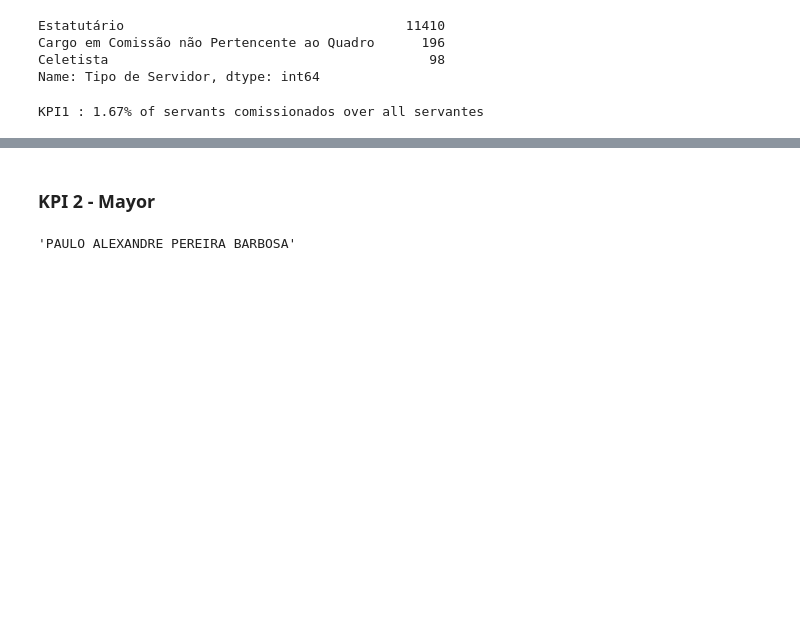
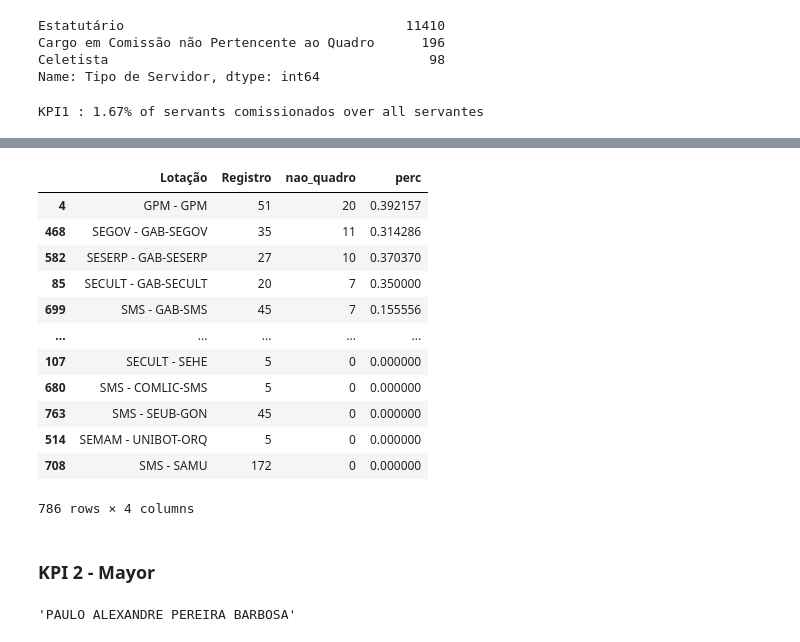
Before and after one commit to gabrielfior/open-data-hertie, a Jupyter notebook: notebooks/Appointed_positions.ipynb, the cells around one changed output, grey strips where cells are left out. Cells and saved outputs as stored; diff of their text form; code cells hidden in the pictures; blank space fills up the shorter version.

```diff
--- a/notebooks/Appointed_positions.ipynb
+++ b/notebooks/Appointed_positions.ipynb
@@ -82,3 +93,20 @@ TypeError: show() got an unexpected keyword argument 'figsize'
+# %%
+grouped['perc'] = grouped['nao_quadro']/grouped['Registro']
+grouped.sort_values('nao_quadro',ascending=False)
+# %% [output]
+|  | Lotação | Registro | nao_quadro | perc |
+| 4 | GPM - GPM | 51 | 20 | 0.392157 |
+| 468 | SEGOV - GAB-SEGOV | 35 | 11 | 0.314286 |
+| 582 | SESERP - GAB-SESERP | 27 | 10 | 0.370370 |
+| 85 | SECULT - GAB-SECULT | 20 | 7 | 0.350000 |
+| 699 | SMS - GAB-SMS | 45 | 7 | 0.155556 |
+| ... | ... | ... | ... | ... |
+| 107 | SECULT - SEHE | 5 | 0 | 0.000000 |
+| 680 | SMS - COMLIC-SMS | 5 | 0 | 0.000000 |
+| 763 | SMS - SEUB-GON | 45 | 0 | 0.000000 |
+| 514 | SEMAM - UNIBOT-ORQ | 5 | 0 | 0.000000 |
+| 708 | SMS - SAMU | 172 | 0 | 0.000000 |
+786 rows × 4 columns
 # %% [markdown]
 ### KPI 2 - Mayor
 # %%
```
Also changed, not shown: parts of 16 cells of this notebook, 14 other files.
